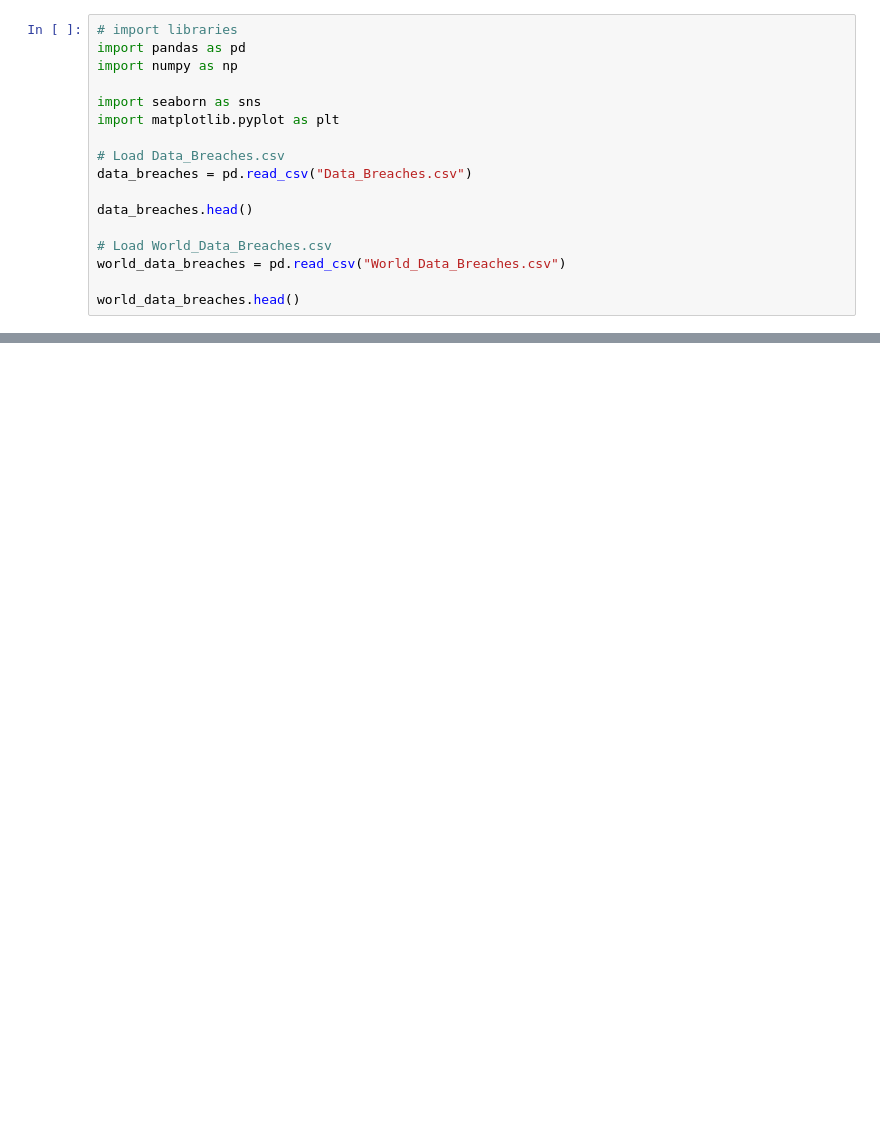
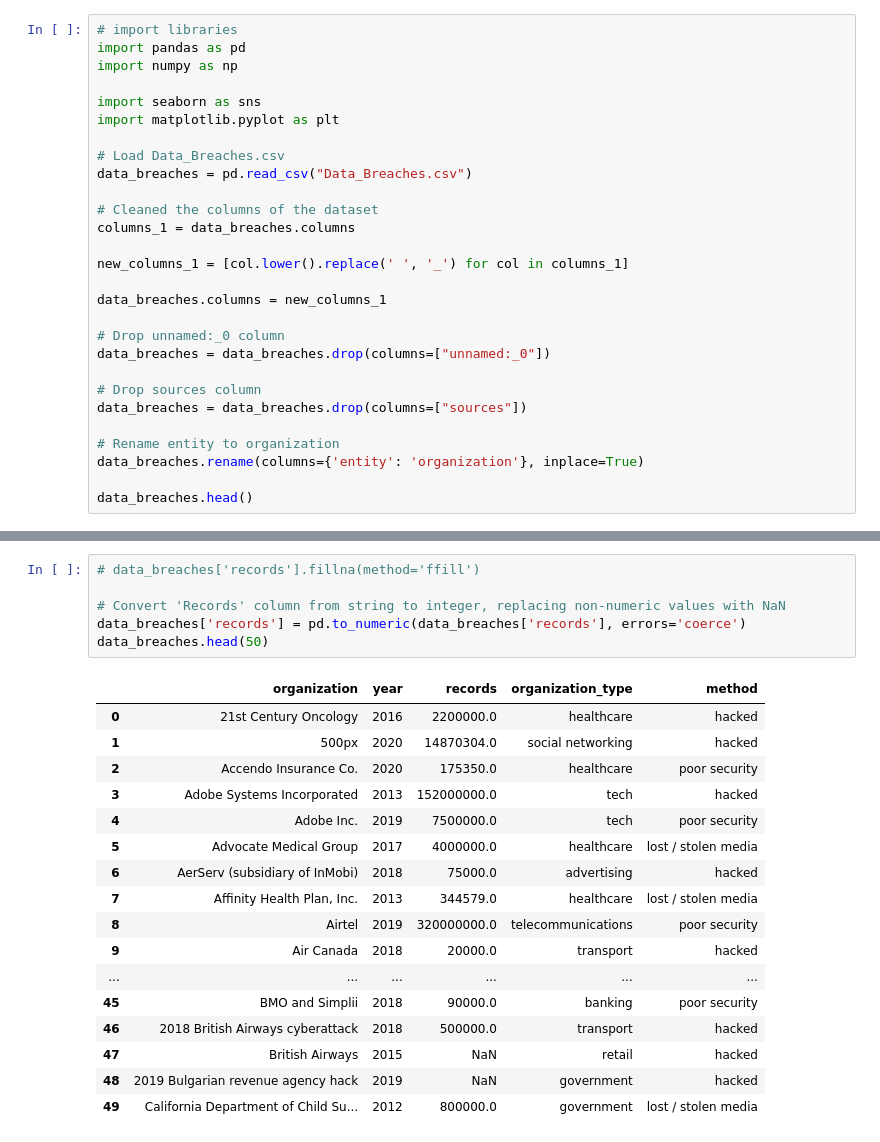
Before and after one commit to iSundhararajan/Unit_3_Project, a Jupyter notebook: data_breaches_analysis.ipynb, the cells around one changed output, grey strips where cells are left out. Saved outputs shown, nothing was run; the diff lists cells and outputs as text; blank space fills up the shorter version.

```diff
--- a/data_breaches_analysis.ipynb
+++ b/data_breaches_analysis.ipynb
@@ -9,10 +9,21 @@ import matplotlib.pyplot as plt
 # Load Data_Breaches.csv
 data_breaches = pd.read_csv("Data_Breaches.csv")
 
+# Cleaned the columns of the dataset
+columns_1 = data_breaches.columns
+
+new_columns_1 = [col.lower().replace(' ', '_') for col in columns_1]
+
+data_breaches.columns = new_columns_1
+
+# Drop unnamed:_0 column
+data_breaches = data_breaches.drop(columns=["unnamed:_0"])
+
+# Drop sources column
+data_breaches = data_breaches.drop(columns=["sources"])
+
+# Rename entity to organization
+data_breaches.rename(columns={'entity': 'organization'}, inplace=True)
+
 data_breaches.head()
-
-# Load World_Data_Breaches.csv
-world_data_breaches = pd.read_csv("World_Data_Breaches.csv")
-
-world_data_breaches.head()
 # %% [output]
@@ -24,0 +46,24 @@ world_data_breaches.head()
+# %%
+# data_breaches['records'].fillna(method='ffill')
+
+# Convert 'Records' column from string to integer, replacing non-numeric values with NaN
+data_breaches['records'] = pd.to_numeric(data_breaches['records'], errors='coerce')
+data_breaches.head(50)
+# %% [output]
+|  | organization | year | records | organization_type | method |
+| 0 | 21st Century Oncology | 2016 | 2200000.0 | healthcare | hacked |
+| 1 | 500px | 2020 | 14870304.0 | social networking | hacked |
+| 2 | Accendo Insurance Co. | 2020 | 175350.0 | healthcare | poor security |
+| 3 | Adobe Systems Incorporated | 2013 | 152000000.0 | tech | hacked |
+| 4 | Adobe Inc. | 2019 | 7500000.0 | tech | poor security |
+| 5 | Advocate Medical Group | 2017 | 4000000.0 | healthcare | lost / stolen media |
+| 6 | AerServ (subsidiary of InMobi) | 2018 | 75000.0 | advertising | hacked |
+| 7 | Affinity Health Plan, Inc. | 2013 | 344579.0 | healthcare | lost / stolen media |
+| 8 | Airtel | 2019 | 320000000.0 | telecommunications | poor security |
+| 9 | Air Canada | 2018 | 20000.0 | transport | hacked |
+| ... | ... | ... | ... | ... | ... |
+| 45 | BMO and Simplii | 2018 | 90000.0 | banking | poor security |
+| 46 | 2018 British Airways cyberattack | 2018 | 500000.0 | transport | hacked |
+| 47 | British Airways | 2015 | NaN | retail | hacked |
+| 48 | 2019 Bulgarian revenue agency hack | 2019 | NaN | government | hacked |
+| 49 | California Department of Child Su... | 2012 | 800000.0 | government | lost / stolen media |
```
Also changed, not shown: parts of 5 cells of this notebook.
